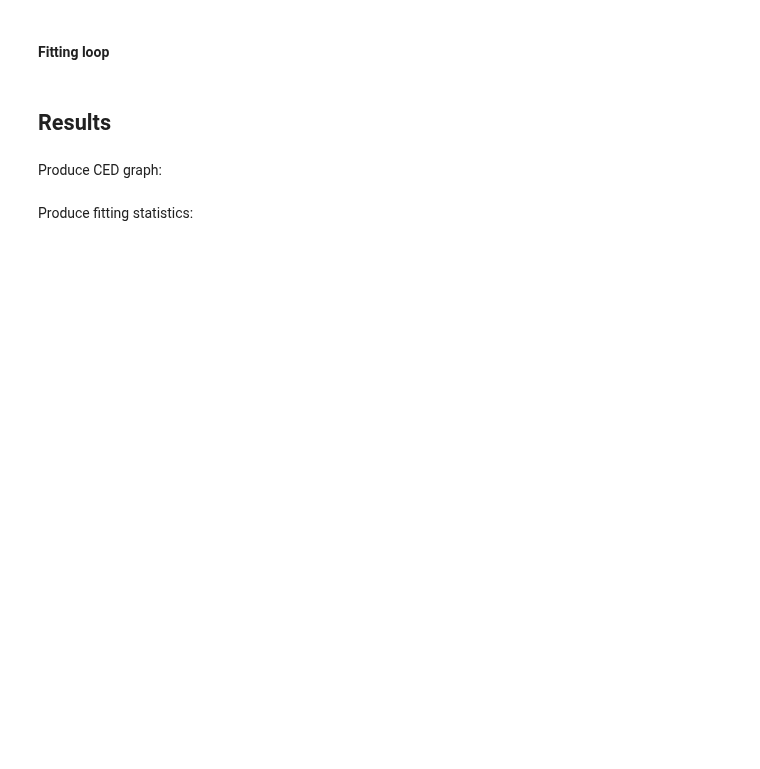
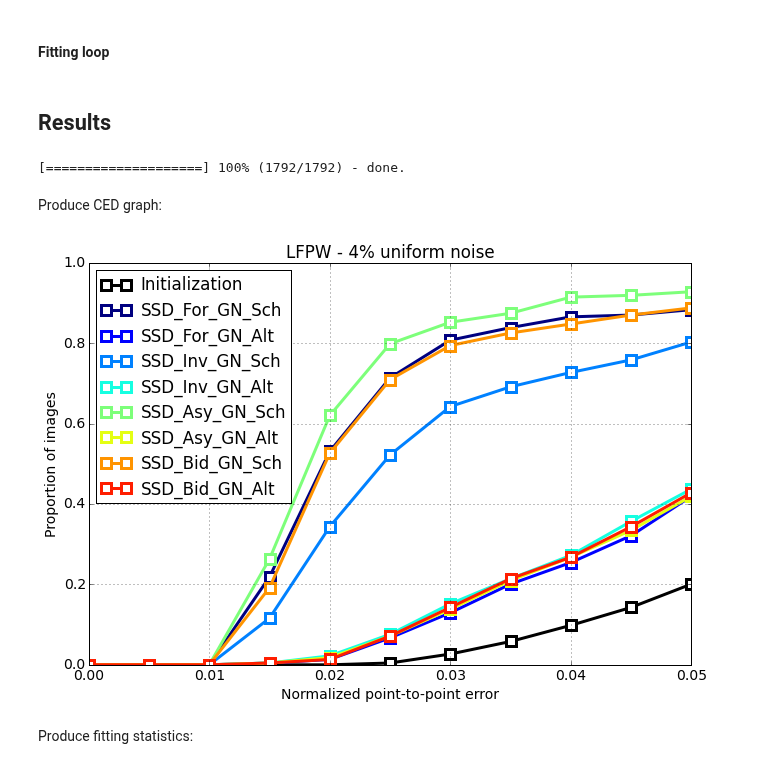
Before and after one commit to jalabort/scrap2, a Jupyter notebook: notebooks/alabort_arxiv2015/SSD Gauss Newton.ipynb, the cells around one changed output. Cells and saved outputs as stored; diff of their text form; code cells hidden in the pictures; blank space fills up the shorter version.

Commit message:
Modify paper's notebooks

```diff
--- a/notebooks/alabort_arxiv2015/SSD Gauss Newton.ipynb
+++ b/notebooks/alabort_arxiv2015/SSD Gauss Newton.ipynb
@@ -31,15 +34,19 @@ def fast_dsift2(image):
     if image.n_channels == 3:
         image = image.as_greyscale(mode='average')
     return fast_dsift(image)
+# %%
+image_folder = '/vol/atlas/databases/'
+model_folder = '/data/papers/alabort_arxiv2015_aam/experiments/'
+result_name = '/data/papers/alabort_arxiv2015_aam/experiments/algorithms/ssd_gn/'
 # %% [markdown]
 ## Load AAM
 # %%
-aam = mio.import_pickle('/Users/joan/PhD/Results/alabort_aam_2015/aam.pkl.gz')
+aam = mio.import_pickle(model_folder + '/aam.pkl.gz')
 # %% [markdown]
 ## Load test data
 # %%
 test_images = []
-for i in mio.import_images('/Users/joan/PhD/DataBases/faces/lfpw/testset/',
+for i in mio.import_images(image_folder + 'lfpw/testset/',
                            verbose=True, max_images=None):
     i = i.rescale_landmarks_to_diagonal_range(200)
     i = i.crop_to_landmarks_proportion(0.5)
@@ -136,8 +154,10 @@ folder_name = '/Users/joan/PhD/Papers/alabort_arxiv2015_aam/experiments/algorith
 # %%
-serializable_fitters_results =[]
+serializable_fitters_results = []
 
 for fr in print_progress(fitters_results):
     serializable_fitters_results.append(fr.as_serializableresult())
 
-mio.export_pickle(serializable_fitters_results, folder_name + 'ssd_gn.pkl.gz')
+mio.export_pickle(serializable_fitters_results, result_name + 'ssd_gn.pkl.gz')
+# %% [output]
+[====================] 100% (1792/1792) - done.
 # %%
@@ -182,34 +202,38 @@ for err in errors:
 # %%
 colours = ['black'] + sample_colours_from_colourmap(len(errors)-1, 'jet')
 
 fig = plt.figure()
 plt.hold(True)
 
 
 for i in range(len(errors)):
     plt.plot(x_axis,
              cumulative_errors[i],
              color=colours[i],
              linewidth=3,
              marker='s',
              mec=colours[i],
              mfc='w',
              markersize=10,
              mew=3)
 
 plt.xlabel('Normalized point-to-point error')
 plt.ylabel('Proportion of images')
 plt.xlim((x_axis[0], x_axis[-1]))
 plt.ylim((0, 1))
 plt.legend(legend_entries, loc=2)
 plt.grid(True)
 
 plt.title('LFPW - {}% uniform noise '.format(int(100*noise_percentage)))
 
-fig.set_size_inches(1.5 * fig.get_size_inches())
+plt.rcParams.update({'font.size': 14})
 
-plt.savefig(folder_name + 'ced_ssd_gn_{}.png'.format(int(100*noise_percentage)),
-            format='png', dpi=300)
+fig.set_size_inches(1.8 * fig.get_size_inches())
+
+plt.savefig(result_name + 'ced_ssd_gn_{}.png'.format(int(100*noise_percentage)),
+            format='png', dpi=300, bbox_inches='tight')
+# %% [output]
+[figure, added]
 # %% [markdown]
 Produce fitting statistics:
 # %%
```
Also changed, not shown: parts of 17 cells of this notebook, 5 other files.
